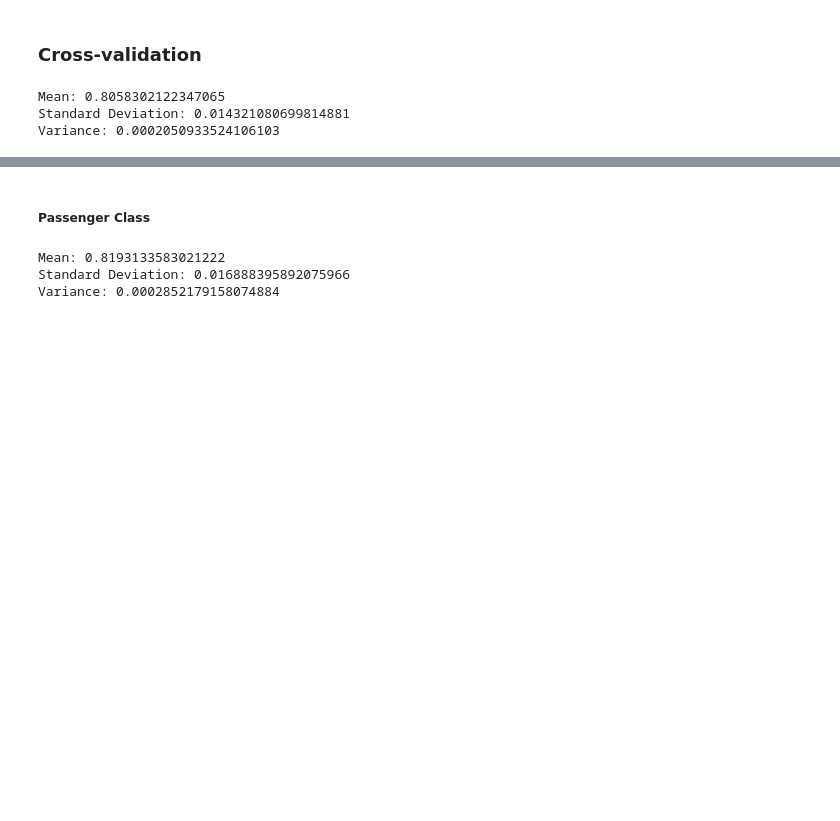
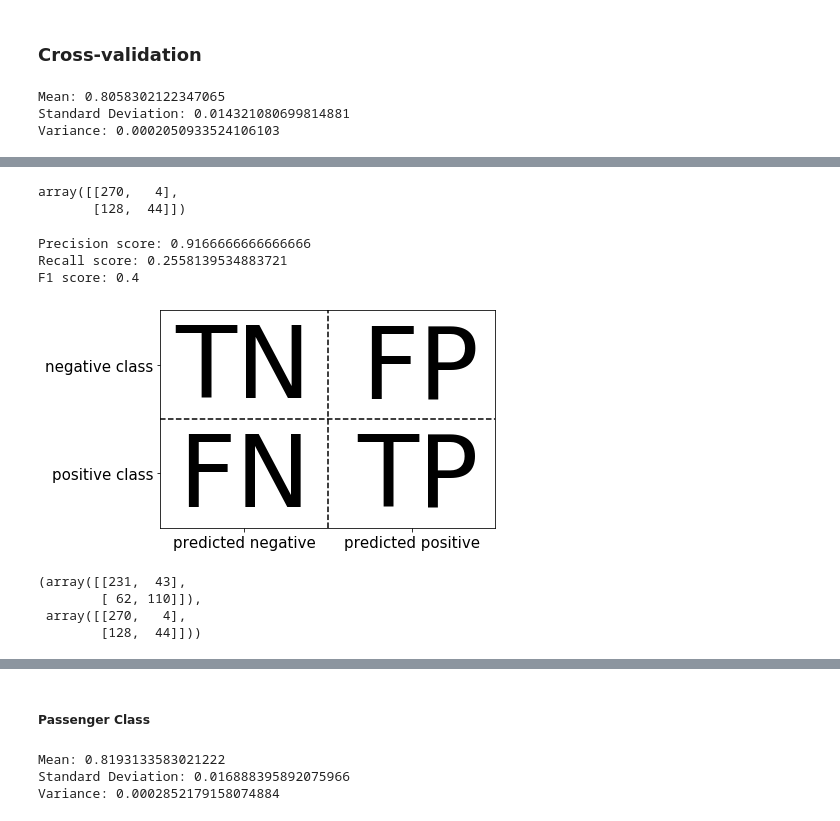
Before and after one commit to eduardopd/kaggle-titanic, a Jupyter notebook: kaggle-titanic.ipynb, the cells around one changed output, grey strips where cells are left out. Cells and saved outputs as stored; diff of their text form; code cells hidden in the pictures; blank space fills up the shorter version.

```diff
--- a/kaggle-titanic.ipynb
+++ b/kaggle-titanic.ipynb
@@ -337,0 +431,25 @@ Variance: 0.0002050933524106103
+# %%
+confusion_matrix_2 = metrics.confusion_matrix(y_test, p)
+confusion_matrix_2
+# %% [output]
+array([[270,   4],
+       [128,  44]])
+# %%
+print('Precision score:', metrics.precision_score(y_test, p))
+print('Recall score:', metrics.recall_score(y_test, p))
+print('F1 score:', metrics.f1_score(y_test, p))
+# %% [output]
+Precision score: 0.9166666666666666
+Recall score: 0.2558139534883721
+F1 score: 0.4
+# %%
+mglearn.plots.plot_binary_confusion_matrix()
+# %% [output]
+[figure, added]
+# %%
+confusion_matrix_1, confusion_matrix_2
+# %% [output]
+(array([[231,  43],
+        [ 62, 110]]),
+ array([[270,   4],
+        [128,  44]]))
```
Also changed, not shown: parts of 57 cells of this notebook.
